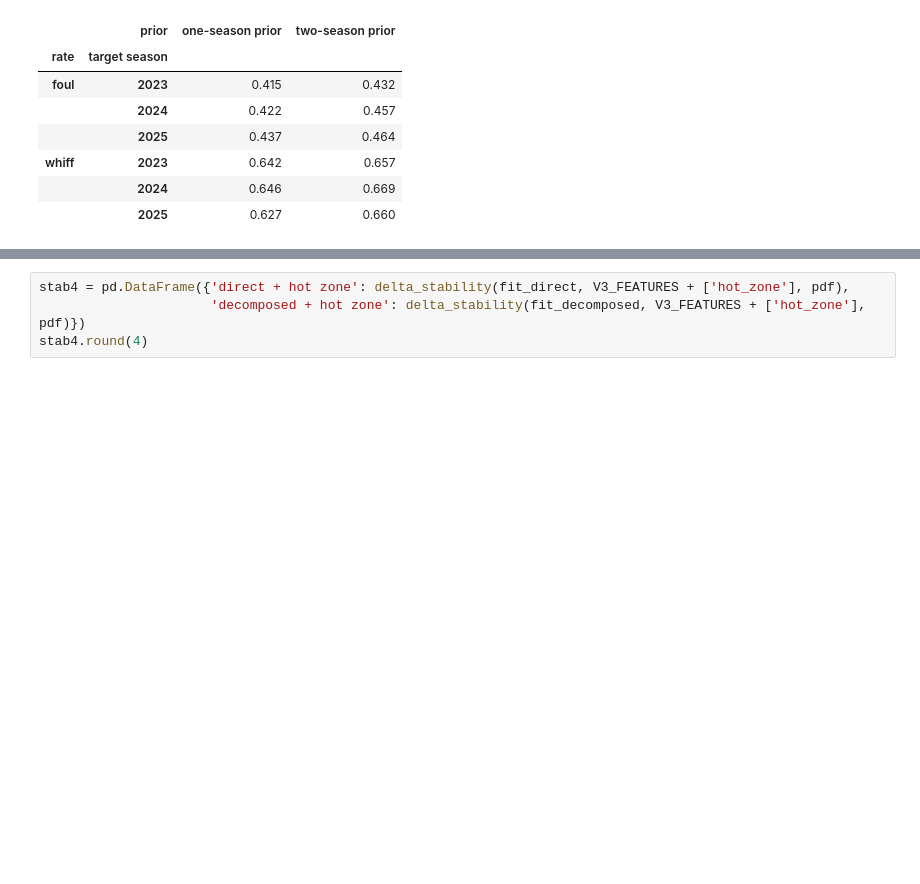
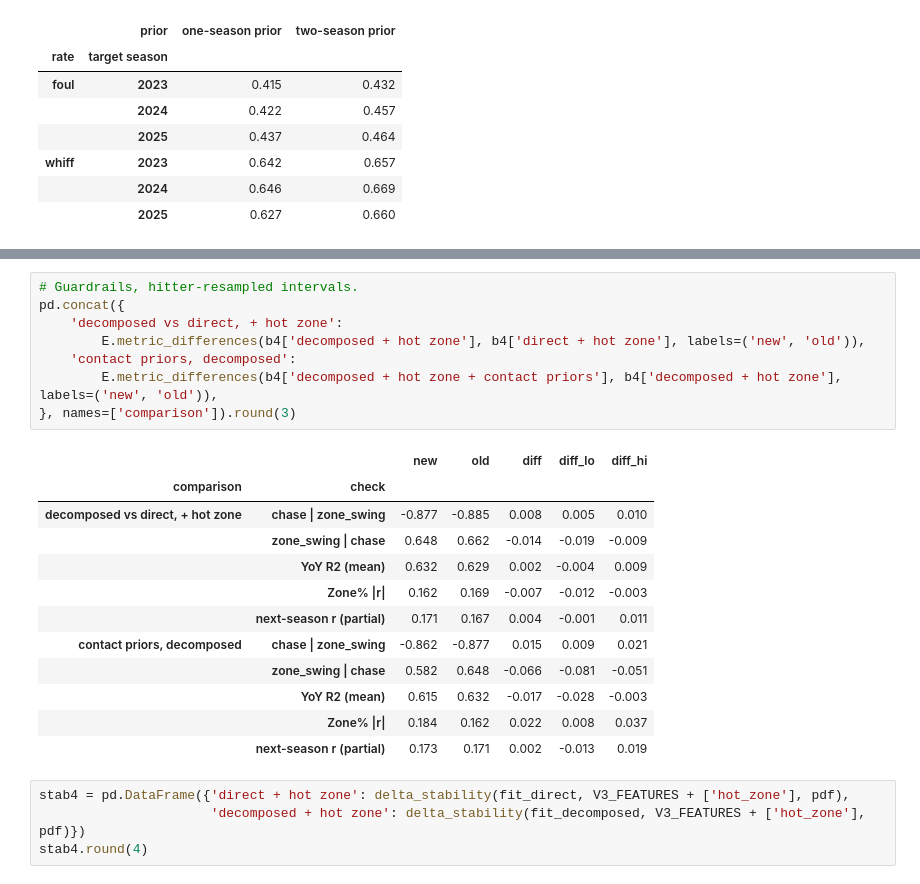
Before and after one commit to Jack1021ohoh/batter_decision_value, a Jupyter notebook: notebooks/v4_decomposition.ipynb, the cells around one changed output, grey strips where cells are left out. Saved outputs shown, nothing was run; the diff lists cells and outputs as text; blank space fills up the shorter version.

```diff
--- a/notebooks/v4_decomposition.ipynb
+++ b/notebooks/v4_decomposition.ipynb
@@ -351,6 +322,27 @@ pd.concat({label: E.outcome_diagnostics(b4[label].held) for label in
 | decomposed + hot zone + contact p... | 2023 | 339205 | 0.9550 | 1.0851 | 0.7767 | 11.9921 | 0.9987 | 0.9323 | ... |
 |  | 2024 | 337782 | 0.9493 | 1.0833 | 0.7811 | 12.3670 | 0.9930 | 0.9554 | ... |
 |  | 2025 | 336884 | 0.9457 | 1.0831 | 0.7825 | 12.6811 | 1.0090 | 0.9750 | ... |
+# %%
+# Guardrails, hitter-resampled intervals.
+pd.concat({
+    'decomposed vs direct, + hot zone':
+        E.metric_differences(b4['decomposed + hot zone'], b4['direct + hot zone'], labels=('new', 'old')),
+    'contact priors, decomposed':
+        E.metric_differences(b4['decomposed + hot zone + contact priors'], b4['decomposed + hot zone'], labels=('new', 'old')),
+}, names=['comparison']).round(3)
+# %% [output]
+|  |  | new | old | diff | diff_lo | diff_hi |
+| comparison | check |  |  |  |  |  |
+| decomposed vs direct, + hot zone | chase | zone_swing | -0.877 | -0.885 | 0.008 | 0.005 | 0.010 |
+|  | zone_swing | chase | 0.648 | 0.662 | -0.014 | -0.019 | -0.009 |
+|  | YoY R2 (mean) | 0.632 | 0.629 | 0.002 | -0.004 | 0.009 |
+|  | Zone% |r| | 0.162 | 0.169 | -0.007 | -0.012 | -0.003 |
+|  | next-season r (partial) | 0.171 | 0.167 | 0.004 | -0.001 | 0.011 |
+| contact priors, decomposed | chase | zone_swing | -0.862 | -0.877 | 0.015 | 0.009 | 0.021 |
+|  | zone_swing | chase | 0.582 | 0.648 | -0.066 | -0.081 | -0.051 |
+|  | YoY R2 (mean) | 0.615 | 0.632 | -0.017 | -0.028 | -0.003 |
+|  | Zone% |r| | 0.184 | 0.162 | 0.022 | 0.008 | 0.037 |
+|  | next-season r (partial) | 0.173 | 0.171 | 0.002 | -0.013 | 0.019 |
 # %%
 stab4 = pd.DataFrame({'direct + hot zone': delta_stability(fit_direct, V3_FEATURES + ['hot_zone'], pdf),
                       'decomposed + hot zone': delta_stability(fit_decomposed, V3_FEATURES + ['hot_zone'], pdf)})
```
Also changed, not shown: parts of 28 cells of this notebook.
